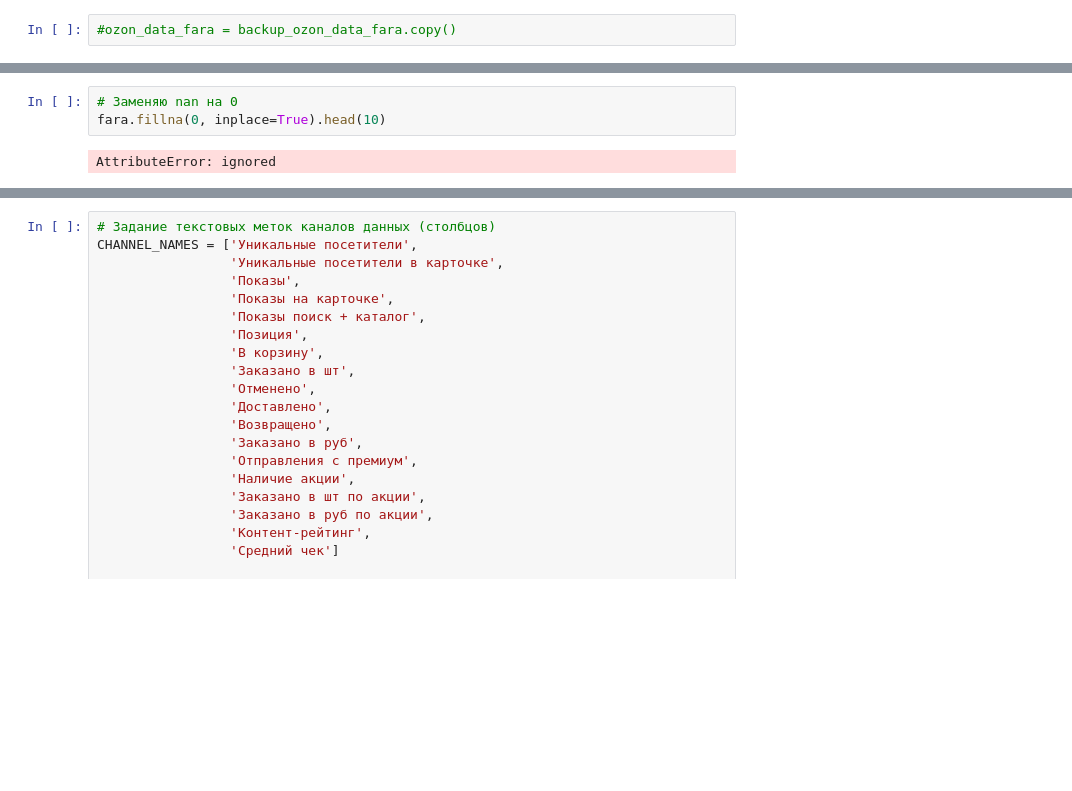
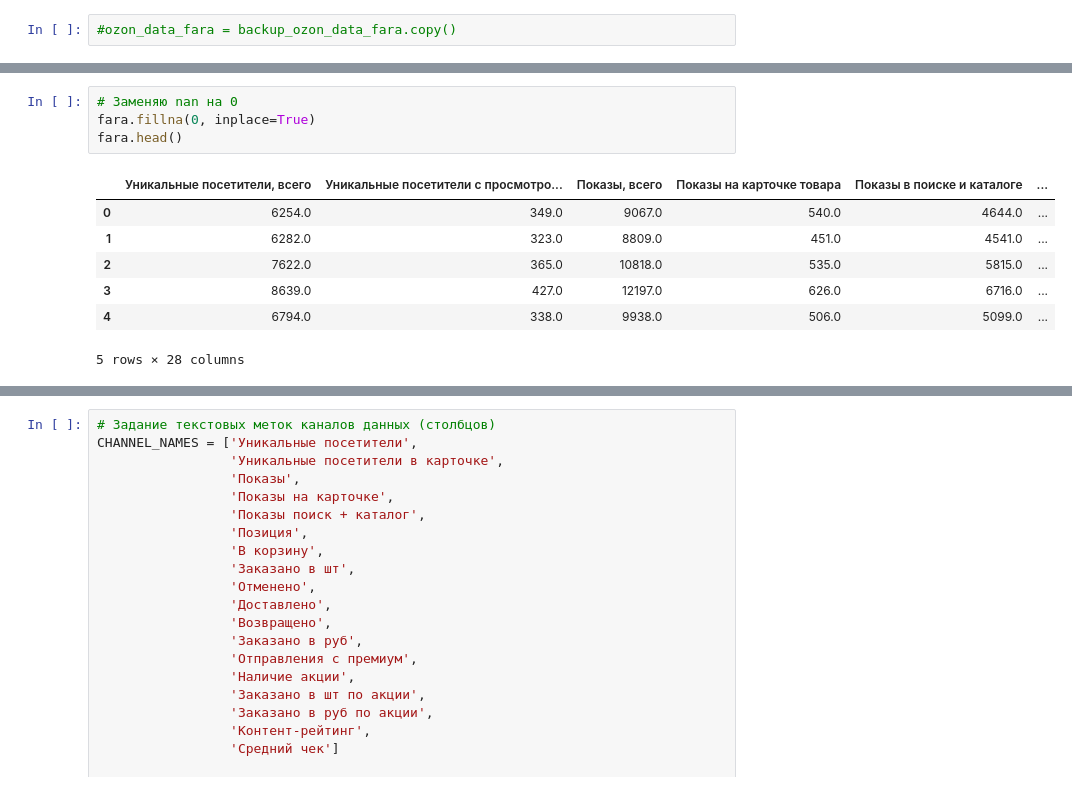
Before and after one commit to Untick/Marketplaces, a Jupyter notebook: Domoscanova Irina/AI_стажировка_Ingate_1_1_2.ipynb, the cells around one changed output, grey strips where cells are left out. Saved outputs shown, nothing was run; the diff lists cells and outputs as text; blank space fills up the shorter version.

```diff
--- a/Domoscanova Irina/AI_стажировка_Ingate_1_1_2.ipynb
+++ b/Domoscanova Irina/AI_стажировка_Ingate_1_1_2.ipynb
@@ -1418,9 +1601,16 @@ fara.isna().sum()
 dtype: int64
 # %%
 # Заменяю nan на 0
-fara.fillna(0, inplace=True).head(10)
+fara.fillna(0, inplace=True)
+fara.head()
 # %% [output]
+|  | Уникальные посетители, всего | Уникальные посетители с просмотро... | Показы, всего | Показы на карточке товара | Показы в поиске и каталоге | ... |
+| 0 | 6254.0 | 349.0 | 9067.0 | 540.0 | 4644.0 | ... |
+| 1 | 6282.0 | 323.0 | 8809.0 | 451.0 | 4541.0 | ... |
+| 2 | 7622.0 | 365.0 | 10818.0 | 535.0 | 5815.0 | ... |
+| 3 | 8639.0 | 427.0 | 12197.0 | 626.0 | 6716.0 | ... |
+| 4 | 6794.0 | 338.0 | 9938.0 | 506.0 | 5099.0 | ... |
-AttributeError: ignored
+5 rows × 28 columns
 # %%
 # Перевожу в numpy массив
 np_fara = fara.values
```
Also changed, not shown: parts of 55 cells of this notebook.
